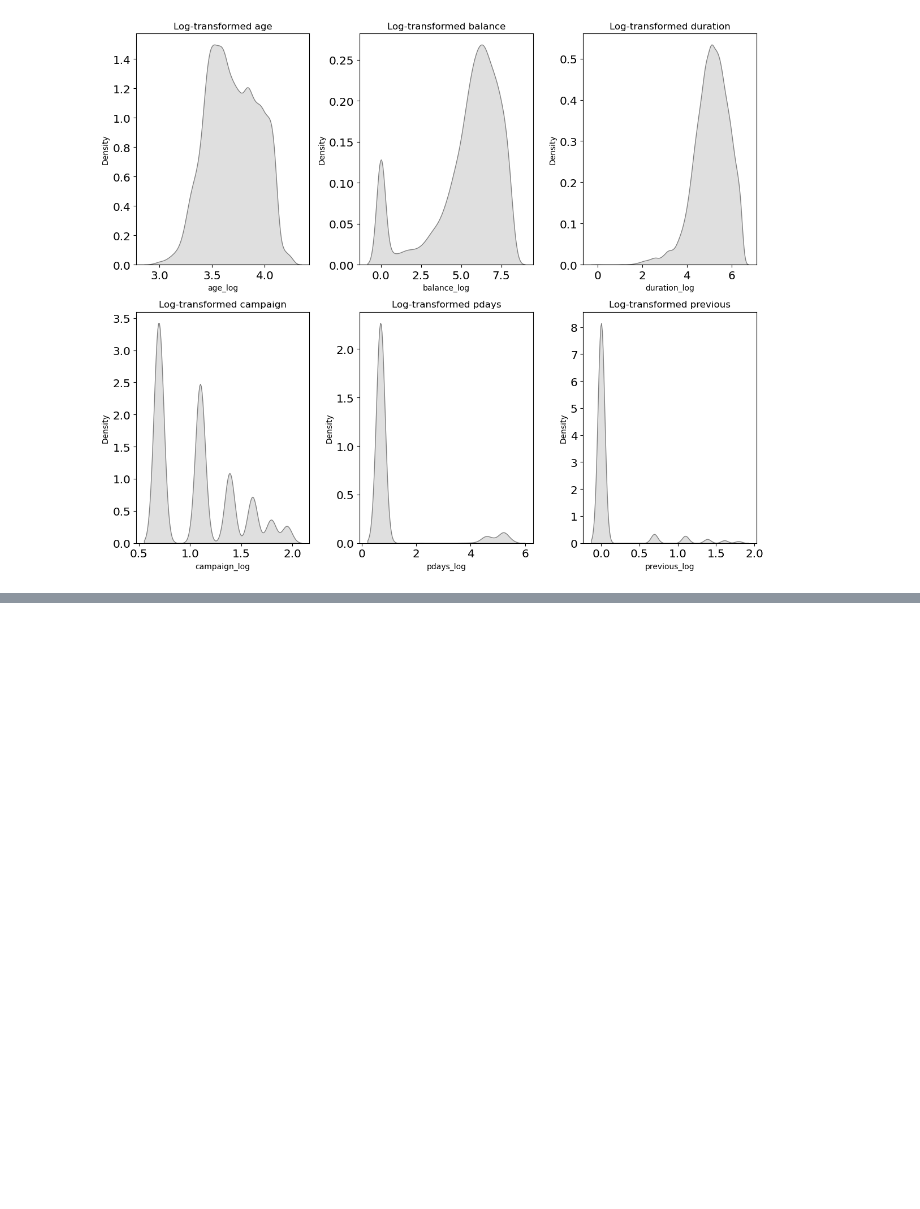
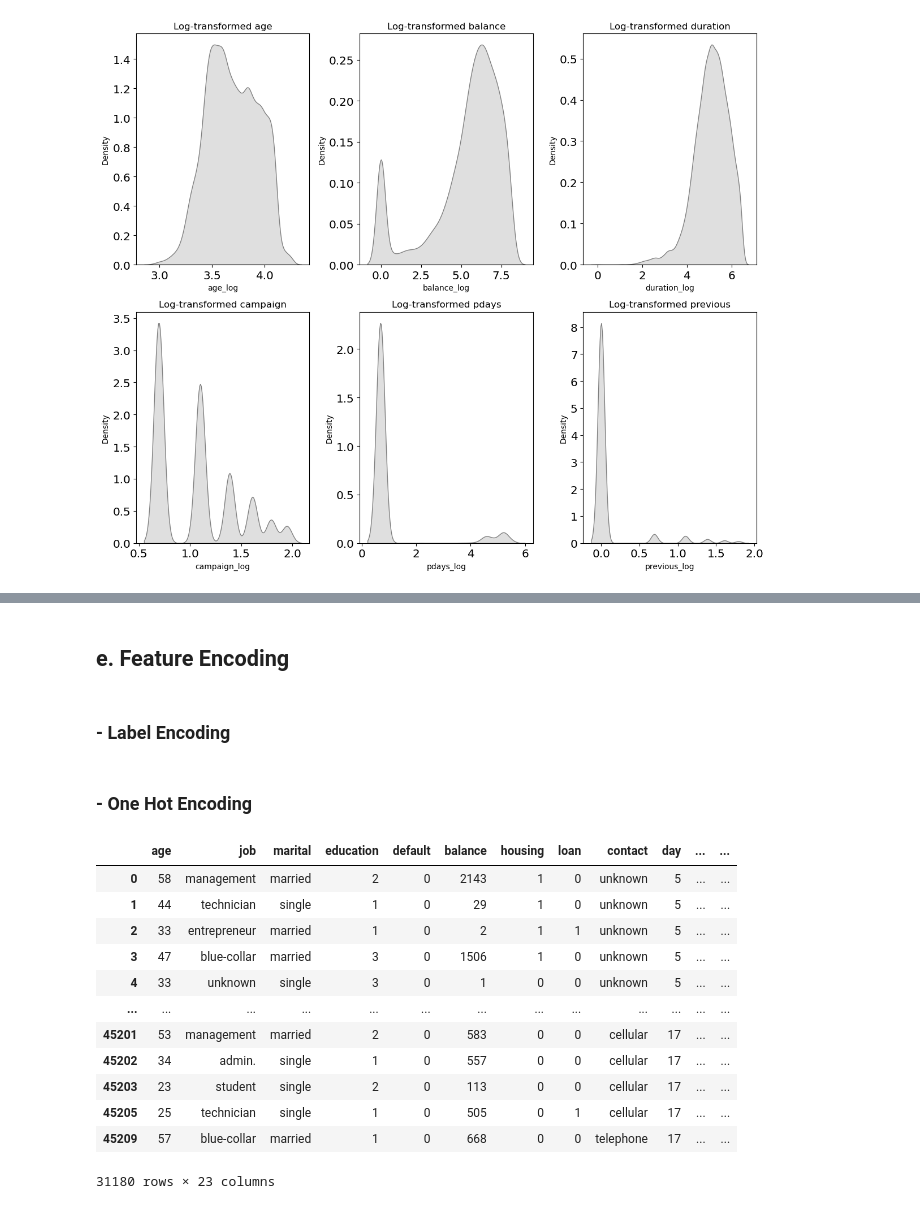
Before and after one commit to rendybk/finpro_model_masetros, a Jupyter notebook: Finpro_Phase_1.ipynb, the cells around one changed output, grey strips where cells are left out. Cells and saved outputs as stored; diff of their text form; code cells hidden in the pictures; blank space fills up the shorter version.

Commit message:
add feature encoding

```diff
--- a/Finpro_Phase_1.ipynb
+++ b/Finpro_Phase_1.ipynb
@@ -327,3 +328,59 @@ data.describe()
 | 50% | 39.000000 | 339.000000 | 16.000000 | 170.000000 | 2.000000 | -1.000000 | 0.000000 | 3.688879 | 5.948035e+00 | 5.141664e+00 | ... |
 | 75% | 48.000000 | 966.000000 | 22.000000 | 280.000000 | 3.000000 | -1.000000 | 0.000000 | 3.891820 | 6.889846e+00 | 5.638355e+00 | ... |
 | max | 70.000000 | 3457.000000 | 31.000000 | 643.000000 | 6.000000 | 249.000000 | 5.000000 | 4.262680 | 8.148446e+00 | 6.467699e+00 | ... |
+# %% [markdown]
+## e. Feature Encoding
+# %% [markdown]
+### - Label Encoding
+# %%
+# jenis_kelamin & pendidikan
+mapping_education = {
+    'unknown' : 0,
+    'primary' : 1,
+    'secondary' : 2,
+    'tertiary' : 3
+}
+
+mapping_default = {
+    'no' : 0,
+    'yes' : 1
+}
+
+mapping_housing = {
+    'no' : 0,
+    'yes' : 1
+}
+
+mapping_loan = {
+    'no' : 0,
+    'yes' : 1
+}
+
+mapping_y = {
+    'no' : 0,
+    'yes' : 1
+}
+
+data['education'] = data['education'].map(mapping_education)
+data['default'] = data['default'].map(mapping_default)
+data['housing'] = data['housing'].map(mapping_housing)
+data['loan'] = data['loan'].map(mapping_loan)
+data['y'] = data['y'].map(mapping_y)
+# %% [markdown]
+### - One Hot Encoding
+# %%
+data
+# %% [output]
+|  | age | job | marital | education | default | balance | housing | loan | contact | day | ... | ... |
+| 0 | 58 | management | married | 2 | 0 | 2143 | 1 | 0 | unknown | 5 | ... | ... |
+| 1 | 44 | technician | single | 1 | 0 | 29 | 1 | 0 | unknown | 5 | ... | ... |
+| 2 | 33 | entrepreneur | married | 1 | 0 | 2 | 1 | 1 | unknown | 5 | ... | ... |
+| 3 | 47 | blue-collar | married | 3 | 0 | 1506 | 1 | 0 | unknown | 5 | ... | ... |
+| 4 | 33 | unknown | single | 3 | 0 | 1 | 0 | 0 | unknown | 5 | ... | ... |
+| ... | ... | ... | ... | ... | ... | ... | ... | ... | ... | ... | ... | ... |
+| 45201 | 53 | management | married | 2 | 0 | 583 | 0 | 0 | cellular | 17 | ... | ... |
+| 45202 | 34 | admin. | single | 1 | 0 | 557 | 0 | 0 | cellular | 17 | ... | ... |
+| 45203 | 23 | student | single | 2 | 0 | 113 | 0 | 0 | cellular | 17 | ... | ... |
+| 45205 | 25 | technician | single | 1 | 0 | 505 | 0 | 1 | cellular | 17 | ... | ... |
+| 45209 | 57 | blue-collar | married | 1 | 0 | 668 | 0 | 0 | telephone | 17 | ... | ... |
+31180 rows × 23 columns
```
Also changed, not shown: parts of 1 cell of this notebook.
